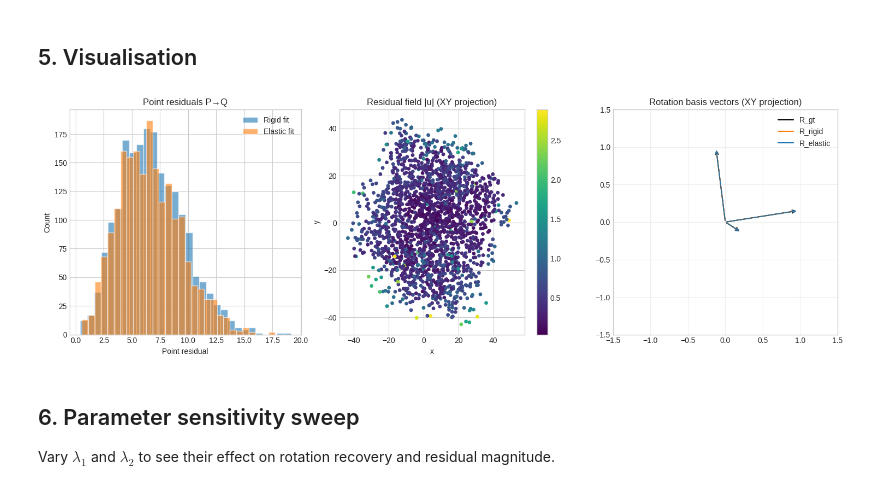
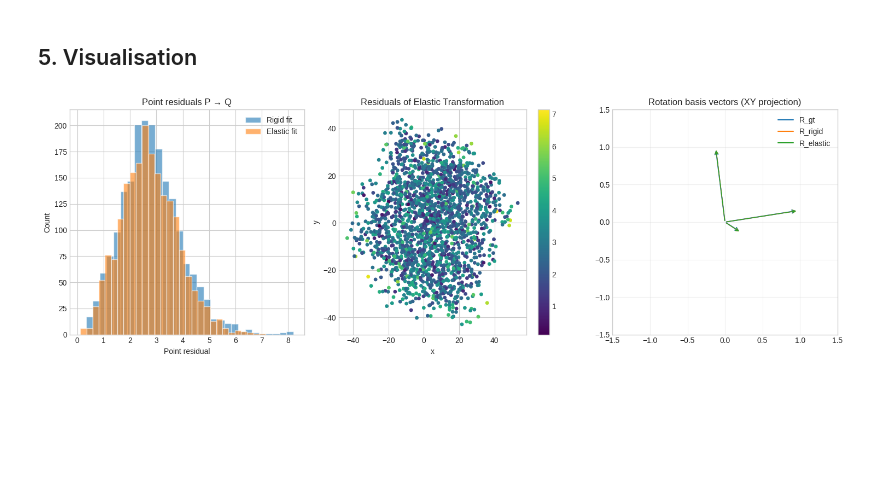
Before and after one commit to AdrianDegenkolb/TransformationRecovery, a Jupyter notebook: notebooks/1_rigid_vs_elastic_transformation.ipynb, the cells around one changed output. Cells and saved outputs as stored; diff of their text form; code cells hidden in the pictures; blank space fills up the shorter version.

```diff
--- a/notebooks/1_rigid_vs_elastic_transformation.ipynb
+++ b/notebooks/1_rigid_vs_elastic_transformation.ipynb
@@ -96,0 +53,28 @@ print(tabulate(rows, headers=["Metric", "Rigid", "Elastic"], tablefmt="rounded_o
+# %%
+# Baseline: rigid-only fit (no residual field)
+t0 = time.perf_counter()
+rigid_fit = RigidTransformation.fit(exp.P, exp.Q)
+t1 = time.perf_counter()
+elastic_fit = ElasticTransformation.fit(
+    exp.P, exp.Q,
+    lambda1=0.1,
+    lambda2=0.01,
+    n_iter=200,
+    lr=1e-2,
+    k_neighbors=10,
+    verbose=True,
+)
+t2 = time.perf_counter()
+# get error metrics
+rigid_rotation_error, rigid_translation_error, rigid_residuals = get_error_metrics(rigid_fit, exp.T_gt, exp.P, exp.Q)
+elastic_rotation_error, elastic_translation_error, elastic_residuals = get_error_metrics(elastic_fit, exp.T_gt, exp.P, exp.Q)
+# display them
+rows = [
+    ["Rotation error",      f"{rigid_rotation_error:.4f}°",   f"{elastic_rotation_error:.4f}°"],
+    ["Translation error",   f"{rigid_translation_error:.4f}", f"{elastic_translation_error:.4f}"],
+    ["Mean |u_i|",          "—",                              f"{np.linalg.norm(elastic_fit.u, axis=1).mean():.4f}"],
+    ["Mean point residual", f"{rigid_residuals.mean():.4f}",  f"{elastic_residuals.mean():.4f}"],
+    ["Max  point residual", f"{rigid_residuals.max():.4f}",   f"{elastic_residuals.max():.4f}"],
+    ["Duration",            f"{t1 - t0:.2f} seconds",         f"{t2 - t1:.2f} seconds"],
+]
+print(tabulate(rows, headers=["Metric", "Rigid", "Elastic"], tablefmt="rounded_outline"))
@@ -99,26 +94,14 @@ print(tabulate(rows, headers=["Metric", "Rigid", "Elastic"], tablefmt="rounded_o
 # %%
 fig, axes = plt.subplots(1, 3, figsize=(15, 5))
 
-u_norms = np.linalg.norm(f.u, axis=1)
+ResidualVisualizer.plot_histogram(axes[0], [rigid_residuals, elastic_residuals], ['Rigid fit', 'Elastic fit'])
+ResidualVisualizer.plot_field_heatmap(axes[1], exp.P.points, elastic_residuals)
+TransformationVisualizer.plot_rotation_bases(axes[2], [exp.T_gt.R, rigid_fit.R, elastic_fit.R], ['R_gt', 'R_rigid', 'R_elastic'])
 
-ResidualVisualizer.plot_histogram(axes[0], [residuals_rigid, residuals], ['Rigid fit', 'Elastic fit'])
-axes[0].set_title('Point residuals P→Q')
-
-ResidualVisualizer.plot_field_heatmap(axes[1], exp.P.points, u_norms)
-
-ResidualVisualizer.plot_rotation_bases(
-    axes[2],
-    [exp.T_gt.R, rigid_fit.R, f.R],
-    ['R_gt', 'R_rigid', 'R_elastic'],
-    ['black', 'tab:orange', 'tab:blue'],
-)
+axes[1].set_title("Residuals of Elastic Transformation")
 
 plt.tight_layout()
 plt.savefig('../results/1_rigid_vs_elastic_transformation_results.png', dpi=150, bbox_inches='tight')
 plt.show()
 # %% [output]
-[figure, old version]
+[figure, new version]
-# %% [markdown]
-## 6. Parameter sensitivity sweep
-
-Vary $\lambda_1$ and $\lambda_2$ to see their effect on rotation recovery and residual magnitude.
```
Also changed, not shown: parts of 10 cells of this notebook, 3 other files.
